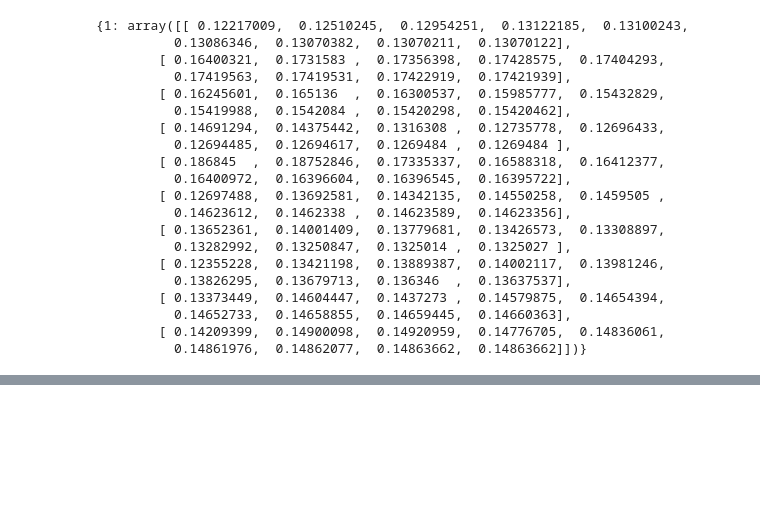
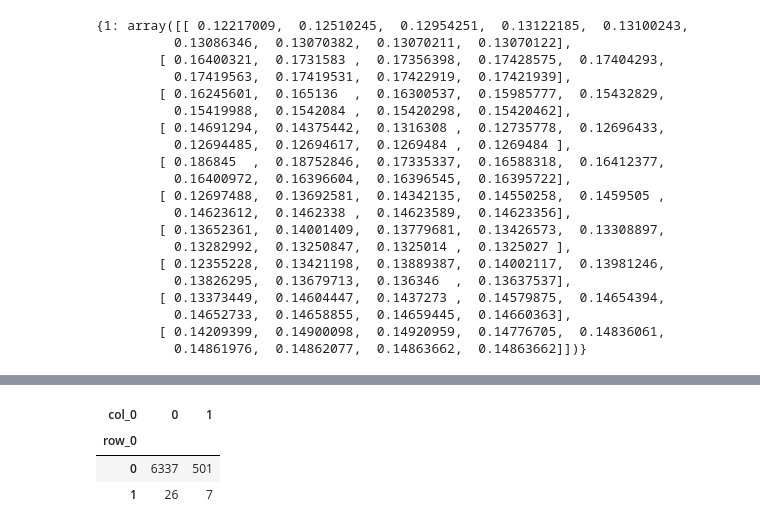
Before and after one commit to LindsayVass/BrazilianDirect, a Jupyter notebook: py/predict_conversions.ipynb, the cells around one changed output, grey strips where cells are left out. Saved outputs shown, nothing was run; the diff lists cells and outputs as text; code cells hidden in the pictures; blank space fills up the shorter version.

Commit message:
random forest

```diff
--- a/py/predict_conversions.ipynb
+++ b/py/predict_conversions.ipynb
@@ -289,0 +323,5 @@ lr.scores_
+# %%
+rfc = RandomForestClassifier(n_estimators = 64,
+                             max_features = 'log2',
+                             class_weight = 'balanced',
+                             oob_score = True)
@@ -289,0 +330,13 @@ lr.scores_
+# %%
+x_train, x_test, y_train, y_test = train_test_split(x, y, test_size = 0.33, stratify=y)
+# %%
+rfc = rfc.fit(x_train, y_train)
+# %%
+y_pred = rfc.predict(x_test)
+# %%
+pd.crosstab(y_pred, y_test)
+# %% [output]
+| col_0 | 0 | 1 |
+| row_0 |  |  |
+| 0 | 6337 | 501 |
+| 1 | 26 | 7 |
```
Also changed, not shown: parts of 14 cells of this notebook.
